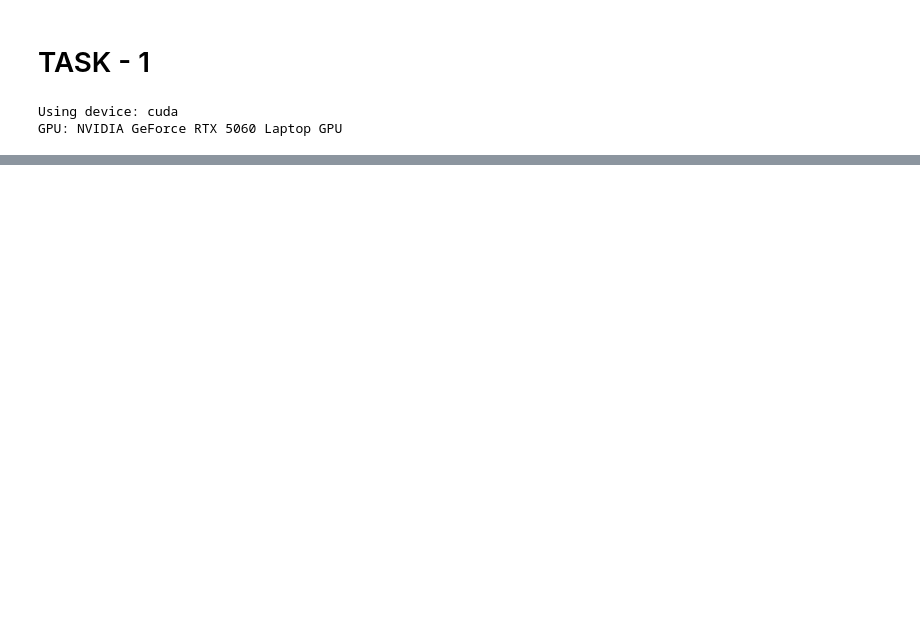
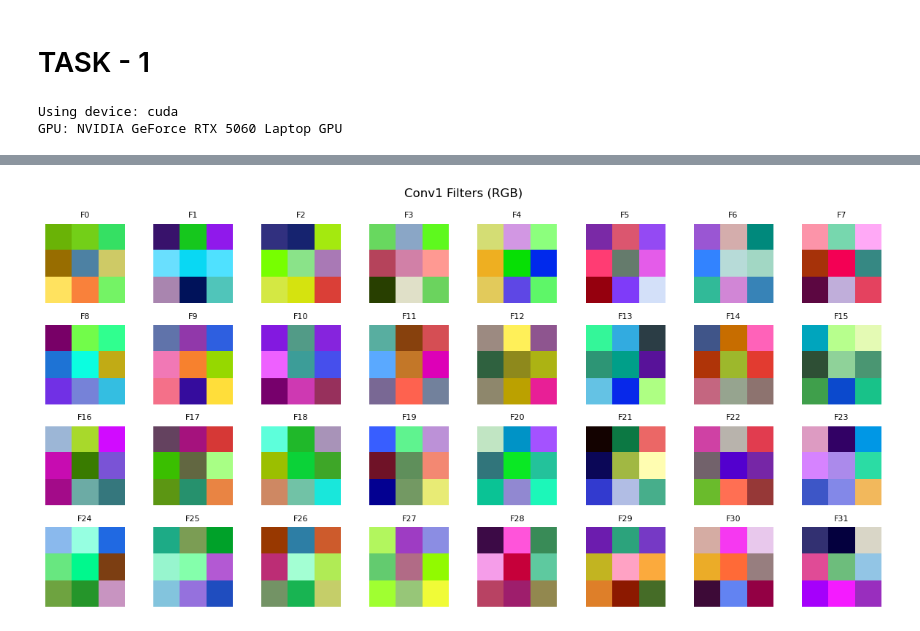
Before and after one commit to Harith-Y/PreCog-CV-Task, a Jupyter notebook: CV-Task1.ipynb, the cells around one changed output, grey strips where cells are left out. Saved outputs shown, nothing was run; the diff lists cells and outputs as text; code cells hidden in the pictures; blank space fills up the shorter version.

```diff
--- a/CV-Task1.ipynb
+++ b/CV-Task1.ipynb
@@ -717,0 +729,18 @@ Confidence: 0.8363
+# %%
+# Visualize ALL conv1 filters (as RGB images since input is 3-channel)
+weights = model.conv1.weight.data.cpu().numpy()  # (32, 3, 3, 3)
+
+fig, axes = plt.subplots(4, 8, figsize=(12, 6))
+for i, ax in enumerate(axes.flatten()):
+    if i < weights.shape[0]:
+        filt = weights[i].transpose(1, 2, 0)  # (3, 3, 3) -> (3, 3, 3) HWC
+        filt = (filt - filt.min()) / (filt.max() - filt.min() + 1e-8)  # Normalize weights of filter for display
+        ax.imshow(filt)
+        ax.set_title(f'F{i}', fontsize=8)
+    ax.axis('off')
+
+plt.suptitle('Conv1 Filters (RGB)')
+plt.tight_layout()
+plt.show()
+# %% [output]
+[figure, added]
```
Also changed, not shown: parts of 22 cells of this notebook.
